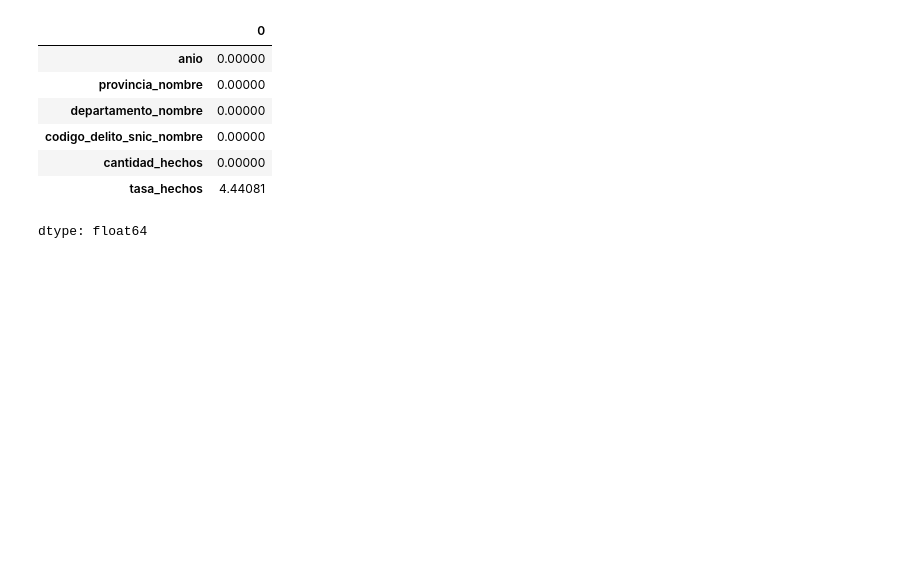
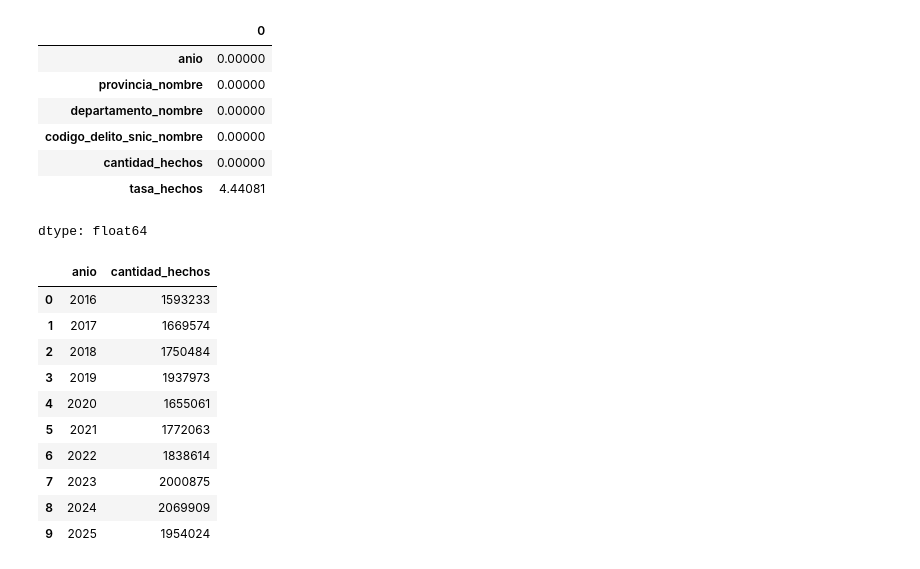
Before and after one commit to bauhaushm/TP-Delito_en_AMBA, a Jupyter notebook: TP_Delito.ipynb, the cells around one changed output. Drawn from its saved outputs; the diff is of its cells as text; code cells hidden in the pictures; blank space fills up the shorter version.

```diff
--- a/TP_Delito.ipynb
+++ b/TP_Delito.ipynb
@@ -124,0 +129,20 @@ dtype: float64
+# %%
+# Para tener un pantallazo general de la evolución del delito en el area estudiada agrupamos por año la cantidad de hechos
+
+# Agrupar por año y sumar la cantidad total de delitos por cada uno
+df_delito_por_anio = df_delito.groupby('anio', as_index=False)['cantidad_hechos'].sum()
+
+# Mostrar el nuevo dataset resultante
+df_delito_por_anio
+# %% [output]
+|  | anio | cantidad_hechos |
+| 0 | 2016 | 1593233 |
+| 1 | 2017 | 1669574 |
+| 2 | 2018 | 1750484 |
+| 3 | 2019 | 1937973 |
+| 4 | 2020 | 1655061 |
+| 5 | 2021 | 1772063 |
+| 6 | 2022 | 1838614 |
+| 7 | 2023 | 2000875 |
+| 8 | 2024 | 2069909 |
+| 9 | 2025 | 1954024 |
```
Also changed, not shown: parts of 2 cells of this notebook.
